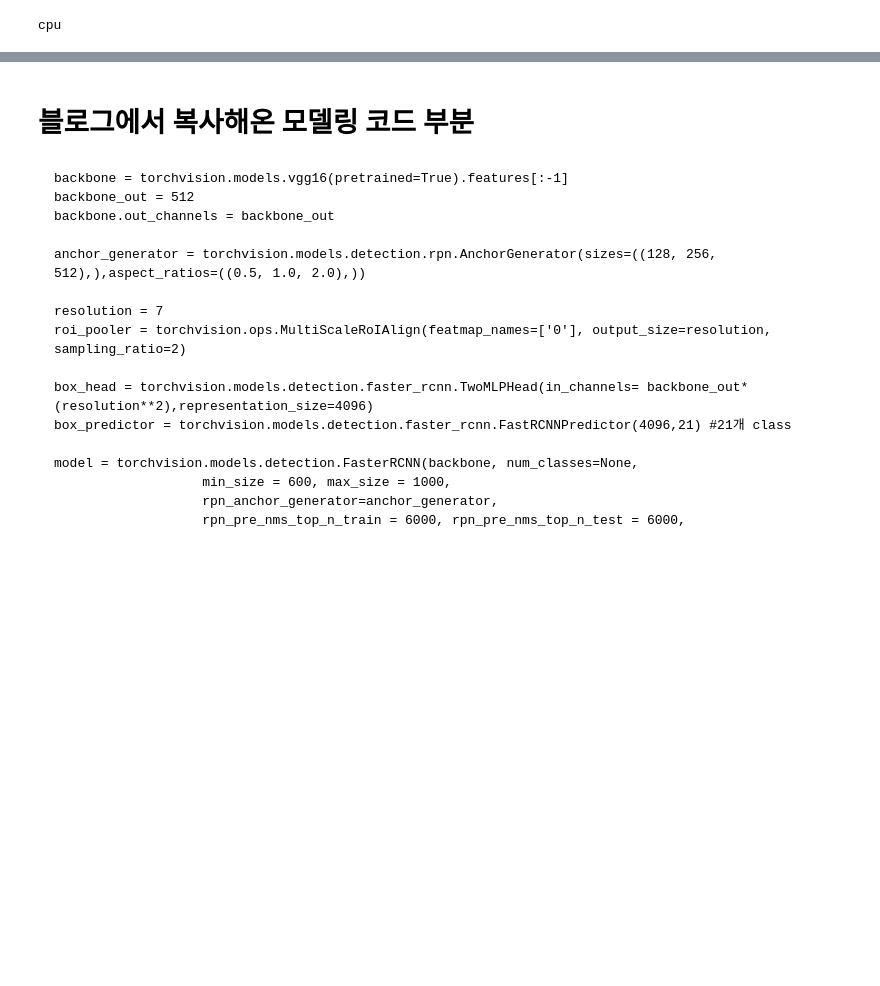
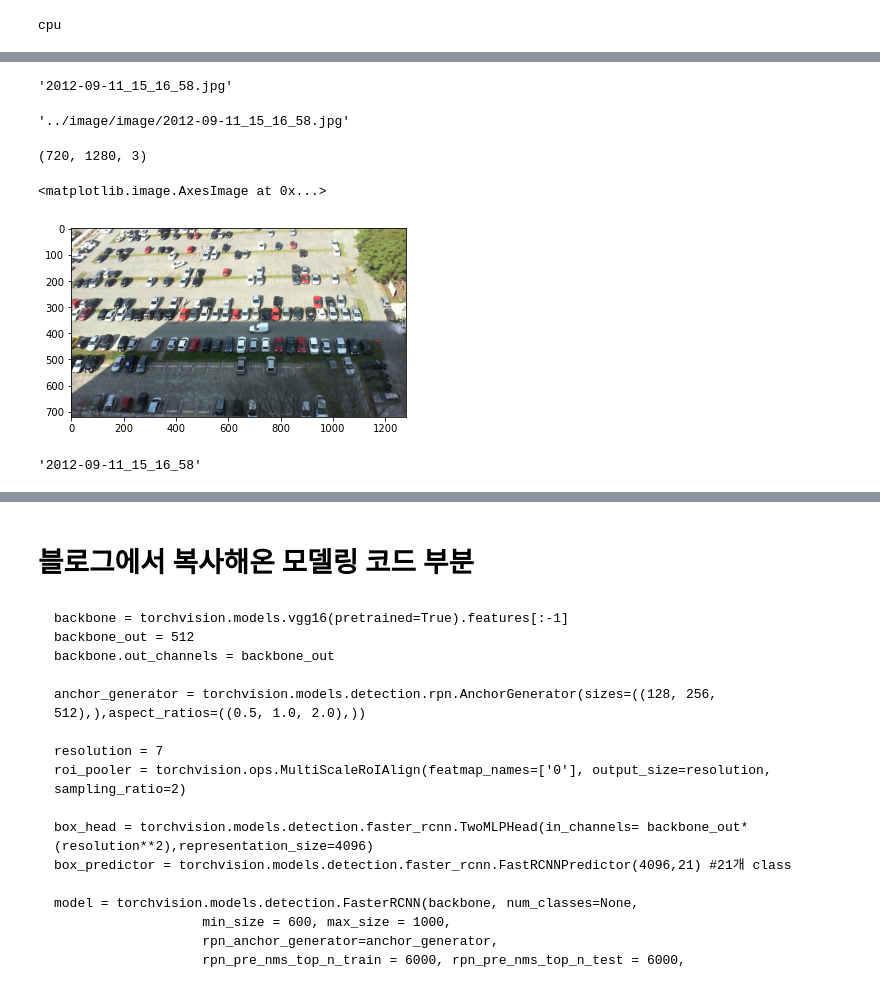
Before and after one commit to BPark01/Parking-Lot-Object-Detection, a Jupyter notebook: project.ipynb, the cells around one changed output, grey strips where cells are left out. Cells and saved outputs as stored; diff of their text form; code cells hidden in the pictures; blank space fills up the shorter version.

```diff
--- a/project.ipynb
+++ b/project.ipynb
@@ -53,2 +61,33 @@ data_df[data_df['filename'].str.contains('2012-09-11_15_16_58')]
+# %%
+# listdir를 이용하여 images 디렉토리의 .jpg 파일을 읽어와서 0번 화면에 plt.imshow로 출력
+index = 0
+# images 폴더에 있는 모든 jpg 파일을 읽어옴
+image_files = [fn for fn in os.listdir(data_dir) if fn.endswith('jpg')]
+# 모든 jpg 파일 중 첫번째 파일의 이름을 저장
+image_file = image_files[index]
+image_file
+# %% [output]
+'2012-09-11_15_16_58.jpg'
 # %%
-image_path = os.path.join('../DRIVING-DATASET/Detection/images/', image_file) # 모든 jpg 파일 중 첫번째 파일의 path를 저장
+image_path = os.path.join(data_dir, image_file) # 모든 jpg 파일 중 첫번째 파일의 path를 저장
+# %%
+image_path
+# %% [output]
+'../image/image/2012-09-11_15_16_58.jpg'
+# %%
+image = cv2.imread(image_path) # 첫번째 파일(이미지)를 읽어옴
+image = cv2.cvtColor(image, cv2.COLOR_BGR2RGB) # cv2로 읽었으니 RGB로 바꿔줌
+# %%
+print(image.shape) # 세로 170, 가로 256, 색상 3 채널
+# %% [output]
+(720, 1280, 3)
+# %%
+plt.imshow(image)
+# %% [output]
+<matplotlib.image.AxesImage at 0x...>
+[figure, added]
+# %%
+image_id = image_file.split('.')[0] # 첫번째 파일 이름에서 .jpg를 제외함 (이미지 고유 아이디)
+image_id
+# %% [output]
+'2012-09-11_15_16_58'
```
Also changed, not shown: parts of 37 cells of this notebook, 5 other files.
